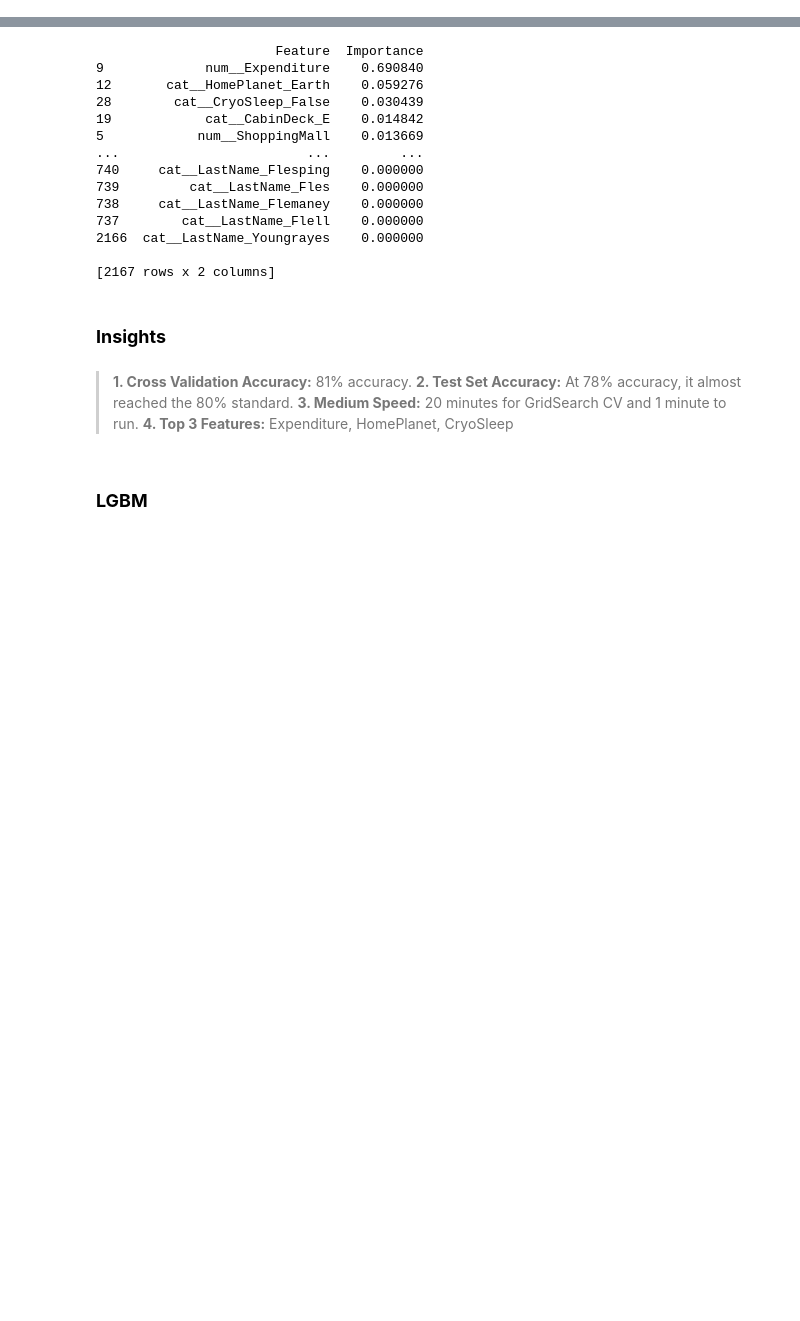
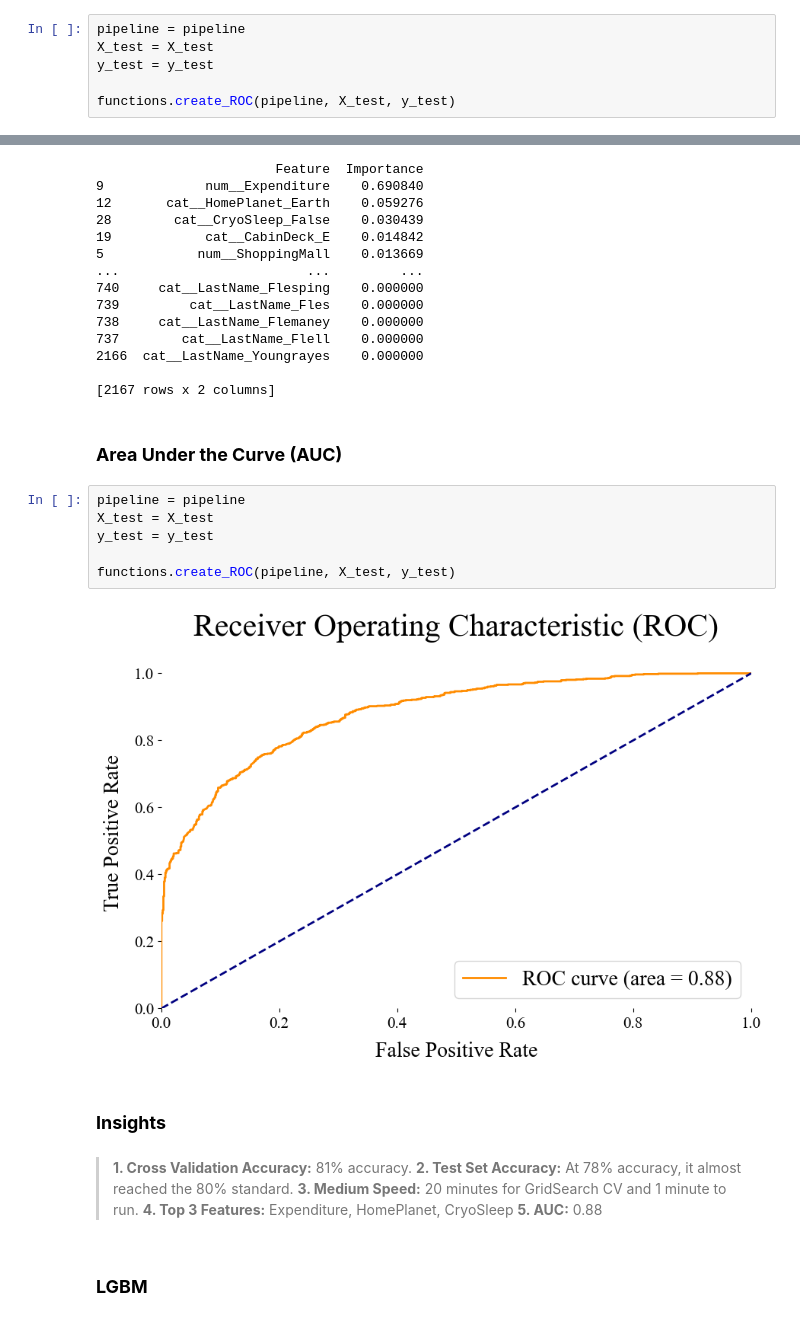
Before and after one commit to KevinNourian/Titanic, a Jupyter notebook: Notebooks/Titanic ML 5.0.2.ipynb, the cells around one changed output, grey strips where cells are left out. Drawn from its saved outputs; the diff is of its cells as text; blank space fills up the shorter version.

```diff
--- a/Notebooks/Titanic ML 5.0.2.ipynb
+++ b/Notebooks/Titanic ML 5.0.2.ipynb
@@ -322,0 +314,6 @@ functions.create_feature_importance(pipeline, classifier, preprocessor)
+# %%
+pipeline = pipeline
+X_test = X_test
+y_test = y_test
+
+functions.create_ROC(pipeline, X_test, y_test)
@@ -438,13 +438,24 @@ functions.create_feature_importance(pipeline, classifier, preprocessor)
 2166  cat__LastName_Youngrayes    0.000000
 
 [2167 rows x 2 columns]
+# %% [markdown]
+### **Area Under the Curve (AUC)**
+# %%
+pipeline = pipeline
+X_test = X_test
+y_test = y_test
+
+functions.create_ROC(pipeline, X_test, y_test)
+# %% [output]
+[figure, added]
 # %% [markdown]
 ### **Insights**
 # %% [markdown]
 >  **1. Cross Validation Accuracy:** 81% accuracy.</BR>
 >  **2. Test Set Accuracy:** At 78% accuracy, it almost reached the 80% standard. </BR>
 >  **3. Medium Speed:** 20 minutes for GridSearch CV and 1 minute to run.</BR>
->  **4. Top 3 Features:** Expenditure, HomePlanet, CryoSleep
+>  **4. Top 3 Features:** Expenditure, HomePlanet, CryoSleep </BR>
+>  **5. AUC:** 0.88
 # %% [markdown]
 ### **LGBM**
 # %%
```
Also changed, not shown: parts of 11 cells of this notebook, 1 other file.
